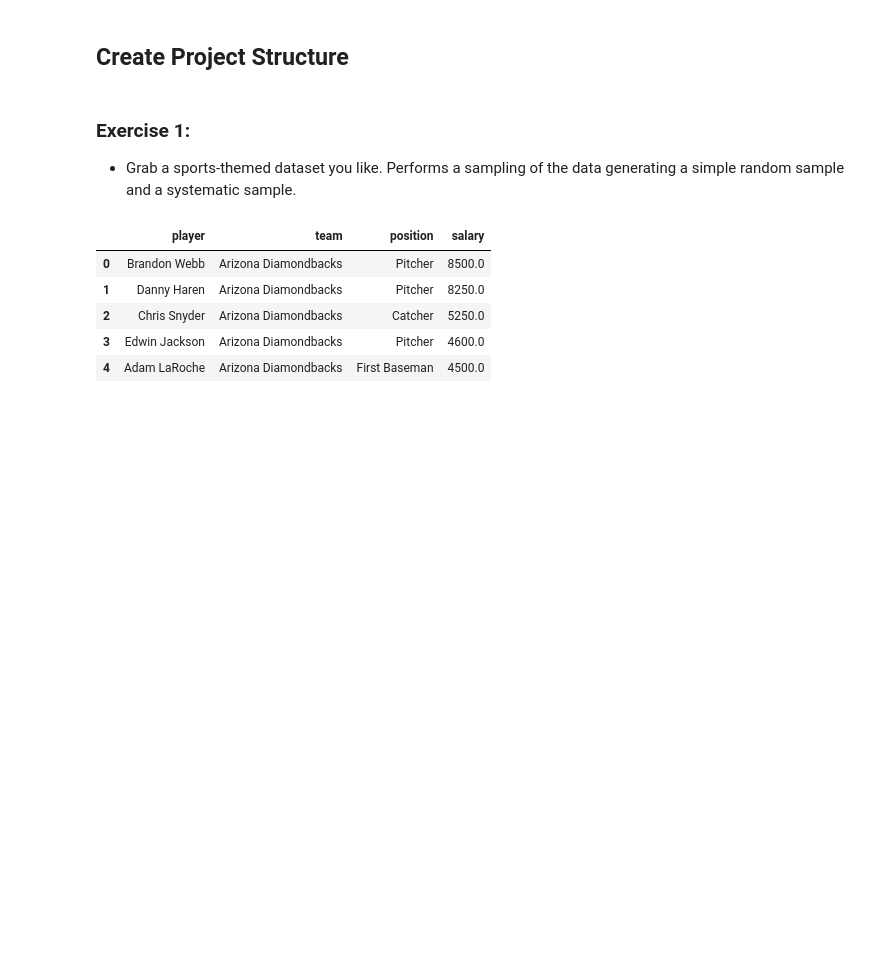
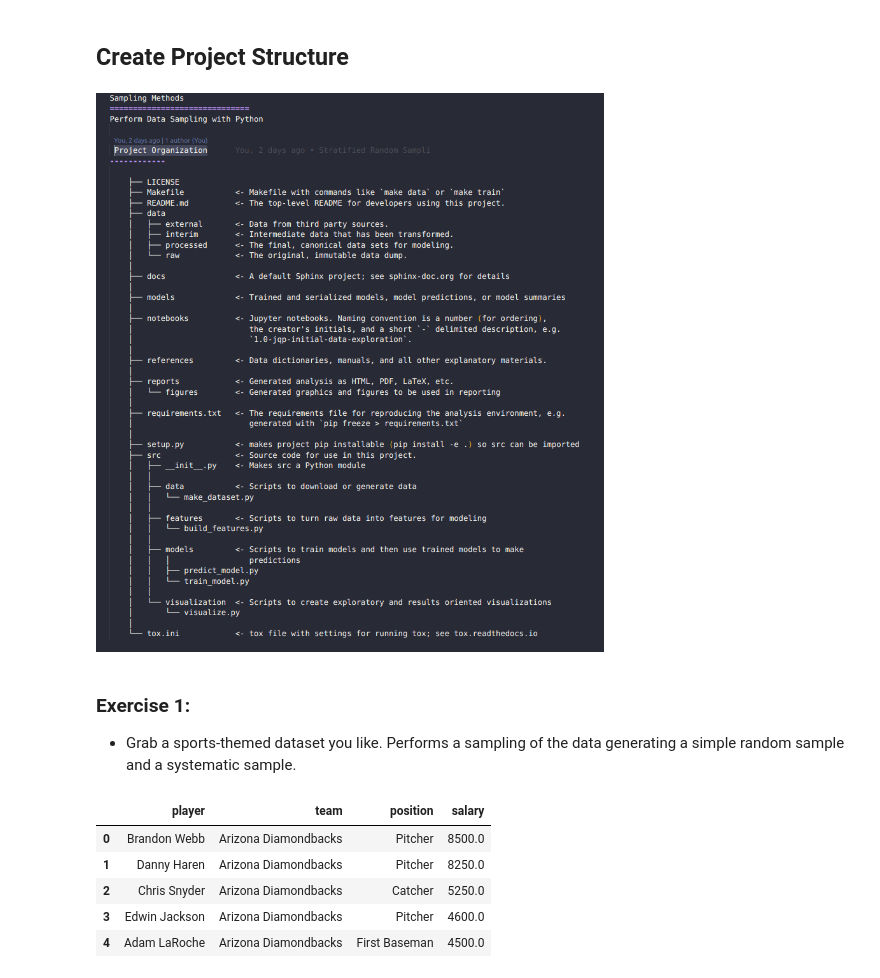
Before and after one commit to jesussantana/Sampling, a Jupyter notebook: notebooks/Sprint_6_Sampling.ipynb, the cells around one changed output. Saved outputs shown, nothing was run; the diff lists cells and outputs as text; code cells hidden in the pictures; blank space fills up the shorter version.

Commit message:
Update Images

```diff
--- a/notebooks/Sprint_6_Sampling.ipynb
+++ b/notebooks/Sprint_6_Sampling.ipynb
@@ -14,3 +16,7 @@
+# %%
+Image("../reports/figures/Project_Organization.png")
+# %% [output]
+[figure, added]
 # %% [markdown]
 ### Exercise 1:
 
```
Also changed, not shown: parts of 17 cells of this notebook, 1 other file.
